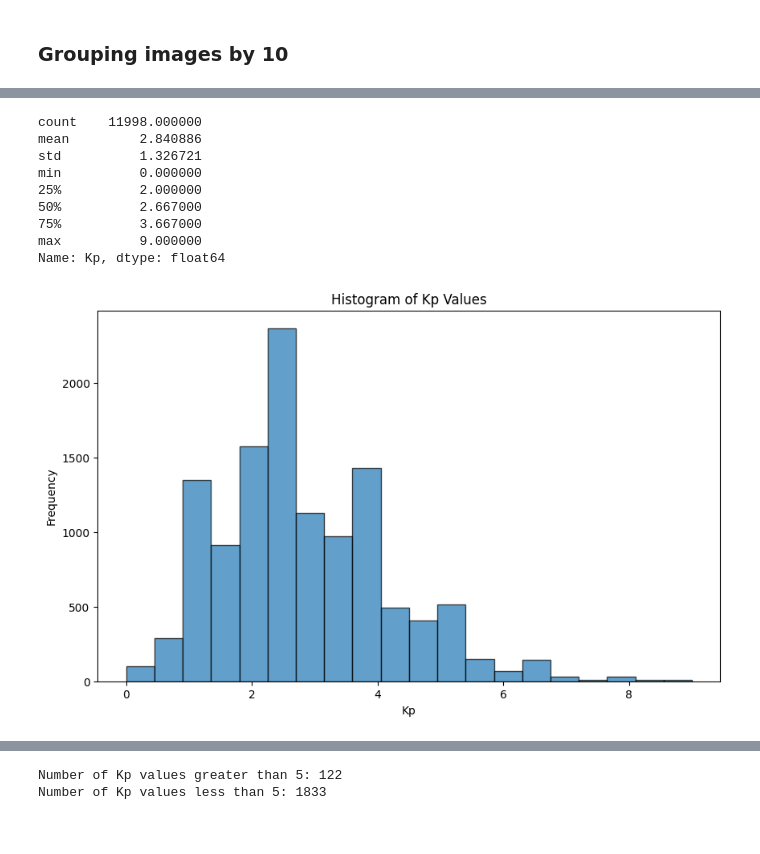
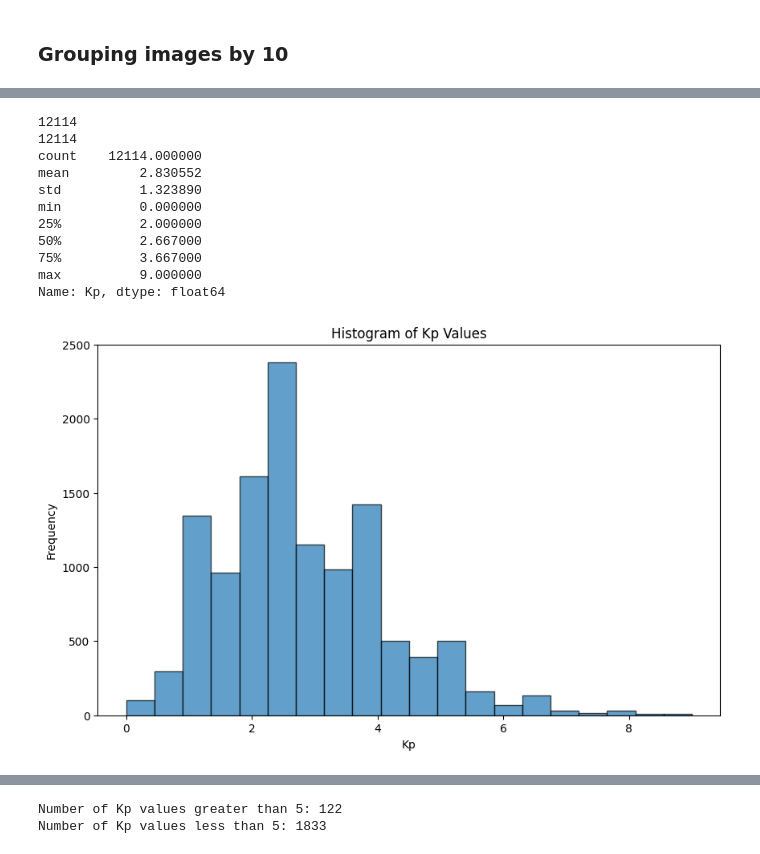
Before and after one commit to ZiyaanMir/Forecasting-GMI-Sun-Data, a Jupyter notebook: Create Dataset/create_dataset_csv_fits.ipynb, the cells around one changed output, grey strips where cells are left out. Drawn from its saved outputs; the diff is of its cells as text; code cells hidden in the pictures.

```diff
--- a/Create Dataset/create_dataset_csv_fits.ipynb
+++ b/Create Dataset/create_dataset_csv_fits.ipynb
@@ -11,7 +11,7 @@ import matplotlib.pyplot as plt
 ### Setting Directory
 # %%
 
-image_dir = 'D:\Sun Data'
+image_dir = 'D:\\aia_synoptic_copy_1'
 # Path to the JSON file
 file_path = 'D:\\Dissertation\\Kp data\\kpdata.json'
 # %% [markdown]
@@ -78,9 +78,9 @@ for image_path in image_files:
 
     # Extract date components from filename
     try:
-        year = image_filename[14:18]
-        month = image_filename[19:21]
-        day = image_filename[22:24]
+        year = image_filename[3:7]
+        month = image_filename[7:9]
+        day = image_filename[9:11]
         # Create a date string
         date_str = f"{year}-{month}-{day}"
 
@@ -179,10 +221,10 @@ print(group[:5])
 list_of_dates = []
 for i in group:
     last_image = i[-1].split('\\')[-1]
-    year = last_image[14:18]
-    month = last_image[19:21]
-    day = last_image[22:24]
-    hour = last_image[25:27]
+    year = last_image[3:7]
+    month = last_image[7:9]
+    day = last_image[9:11]
+    hour = last_image[12:14]
     date = datetime.datetime(int(year), int(month), int(day), int(hour))
     list_of_dates.append(date)
 print(len(list_of_dates))
@@ -241,31 +285,37 @@ print(len(max_Kp_values))
 # %%
 # Convert group to a DataFrame and export as CSV
+group = group[0: -1]
+print(len(group))
+print(len(max_Kp_values))
+
 group_df = pd.DataFrame({'Images': group, 'Kp': max_Kp_values})
 group_df.to_csv('D:\\New folder (2)\\dataset.csv', index=False)
 
 # Calculate statistics of Kp values
 kp_stats = group_df['Kp'].describe()
 print(kp_stats)
 
 
 # Histogram of Kp values
 plt.figure(figsize=(10, 6))
 plt.hist(group_df['Kp'], bins=20, edgecolor='k', alpha=0.7)
 plt.title('Histogram of Kp Values')
 plt.xlabel('Kp')
 plt.ylabel('Frequency')
 plt.show()
 # %% [output]
-count    11998.000000
-mean         2.840886
-std          1.326721
+12114
+12114
+count    12114.000000
+mean         2.830552
+std          1.323890
 min          0.000000
 25%          2.000000
 50%          2.667000
 75%          3.667000
 max          9.000000
 Name: Kp, dtype: float64
-[figure, old version]
+[figure, new version]
 # %%
 group_df = group_df[::6]
 group_df.to_csv('D:\\New folder (2)\\dataset.csv', index=False)
```
Also changed, not shown: parts of 9 cells of this notebook, 8 other files.
